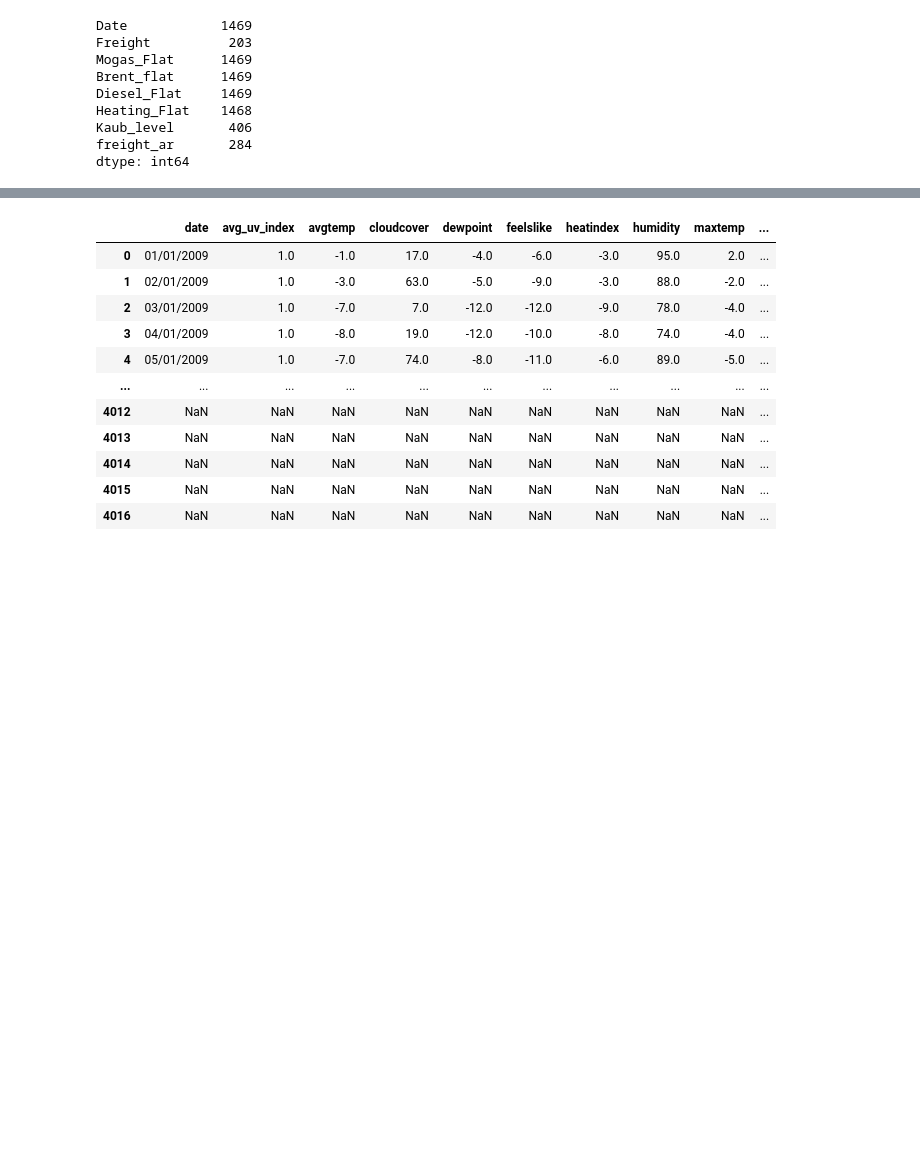
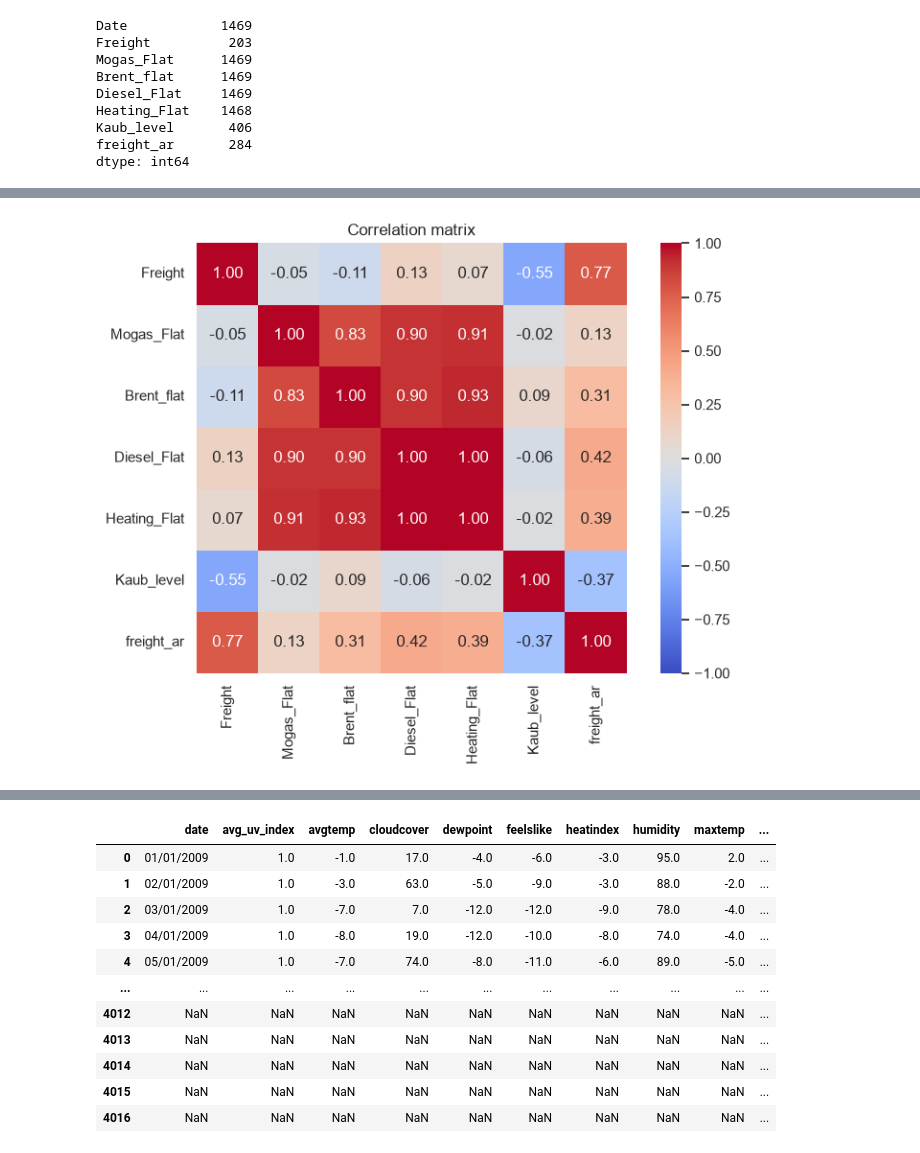
Before and after one commit to pejoCloser/Freight_Challenge, a Jupyter notebook: notebooks/01_EDA.ipynb, the cells around one changed output, grey strips where cells are left out. Drawn from its saved outputs; the diff is of its cells as text; code cells hidden in the pictures; blank space fills up the shorter version.

```diff
--- a/notebooks/01_EDA.ipynb
+++ b/notebooks/01_EDA.ipynb
@@ -31,8 +16,9 @@ from pathlib import Path
 # %% [markdown]
 ### 2. Download datasets
 # %%
-rf = pd.read_csv("RhineFreightData.csv", sep=";")
-w = pd.read_csv("WeatherDataBasel.csv", sep=";")
+DATA_DIR = Path("..") / "data"
+df_freight = pd.read_csv(DATA_DIR / "RhineFreightData.csv", sep=";")
+df_weather = pd.read_csv(DATA_DIR / "WeatherDataBasel.csv", sep=";")
 # %% [markdown]
 2.1 Rhine Freight dataset
 # %%
@@ -56,2 +42,5 @@ print(f"Dataset shape: {rf.shape}")
 # %% [output]
 Dataset shape: (1713, 8)
+# %%
+df_freight = df_freight.dropna(how="all")
+df_freight.shape
@@ -118,0 +120,14 @@ dtype: int64
+# %%
+df_freight["Date"] = pd.to_datetime(df_freight["Date"], format="%d/%m/%Y") # convert the "Date" column to datetime format
+df_freight = df_freight.set_index("Date").sort_index() # set the "Date" column as the index and sort the DataFrame
+
+cols = df_freight.columns[:]  # selecting columns for correlation analysis
+corr = df_freight[cols].corr()
+
+plt.figure(figsize=(8, 6))
+sns.heatmap(corr, annot=True, fmt=".2f", cmap="coolwarm", vmin=-1, vmax=1, square=True)
+plt.title("Correlation matrix")
+plt.tight_layout()
+plt.show()
+# %% [output]
+[figure, added]
```
Also changed, not shown: parts of 40 cells of this notebook, 2 other files.
